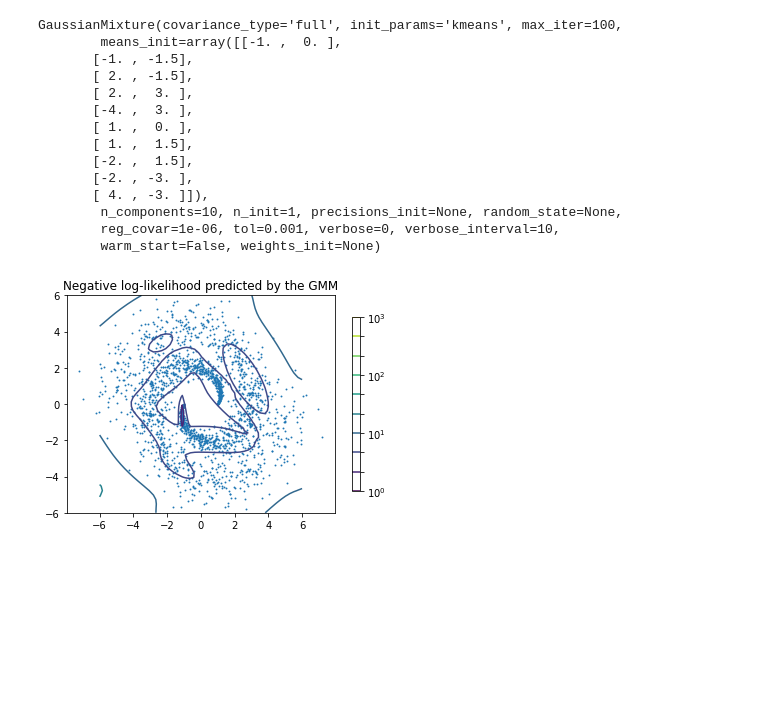
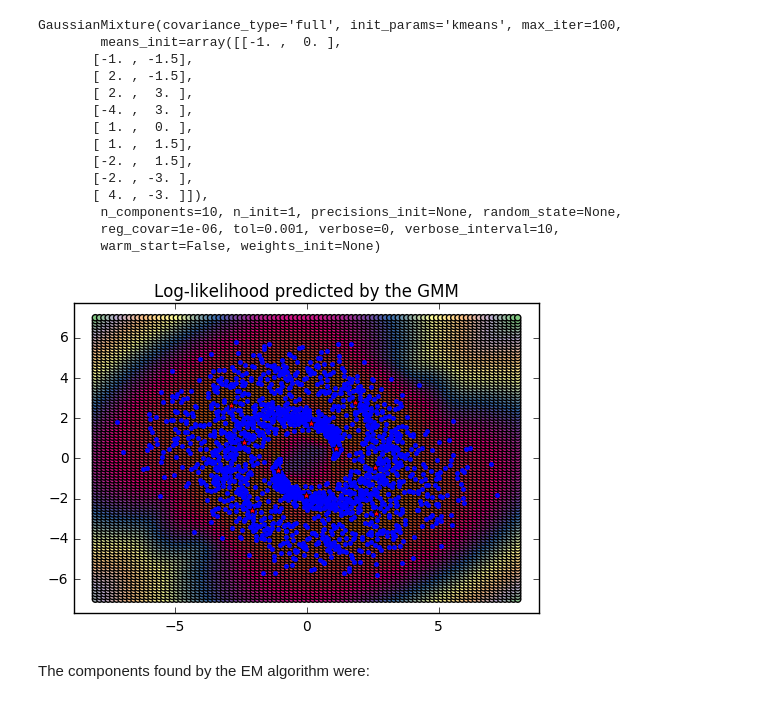
Before and after one commit to phgcarva/atai-notebooks-machine-learning, a Jupyter notebook: 04 - Gaussians, GMMs and Density Estimation/Exercise 02/Exercise 02.ipynb, the cells around one changed output. Saved outputs shown, nothing was run; the diff lists cells and outputs as text; code cells hidden in the pictures; blank space fills up the shorter version.

```diff
--- a/04 - Gaussians, GMMs and Density Estimation/Exercise 02/Exercise 02.ipynb
+++ b/04 - Gaussians, GMMs and Density Estimation/Exercise 02/Exercise 02.ipynb
@@ -44,37 +59,37 @@ plt.plot([x[0] for x in points], [x[1] for x in points], 'r.')
 # %%
 gmm = GaussianMixture(n_components=len(points), means_init=points)
+gmm.fit(arr)
+# %% [output]
+GaussianMixture(covariance_type='full', init_params='kmeans', max_iter=100,
+        means_init=array([[-1. ,  0. ],
+       [-1. , -1.5],
+       [ 2. , -1.5],
+       [ 2. ,  3. ],
+       [-4. ,  3. ],
+       [ 1. ,  0. ],
+       [ 1. ,  1.5],
+       [-2. ,  1.5],
+       [-2. , -3. ],
+       [ 4. , -3. ]]),
+        n_components=10, n_init=1, precisions_init=None, random_state=None,
+        reg_covar=1e-06, tol=0.001, verbose=0, verbose_interval=10,
+        warm_start=False, weights_init=None)
-# %%
-gmm.fit(arr)
-# %% [output]
-GaussianMixture(covariance_type='full', init_params='kmeans', max_iter=100,
-        means_init=array([[-1. ,  0. ],
-       [-1. , -1.5],
-       [ 2. , -1.5],
-       [ 2. ,  3. ],
-       [-4. ,  3. ],
-       [ 1. ,  0. ],
-       [ 1. ,  1.5],
-       [-2. ,  1.5],
-       [-2. , -3. ],
-       [ 4. , -3. ]]),
-        n_components=10, n_init=1, precisions_init=None, random_state=None,
-        reg_covar=1e-06, tol=0.001, verbose=0, verbose_interval=10,
-        warm_start=False, weights_init=None)
 # %%
-x = np.linspace(-6., 6.)
-y = np.linspace(-6., 6.)
+x = np.linspace(-8., 8., 100)
+y = np.linspace(-7., 7., 100)
 X, Y = np.meshgrid(x, y)
 XX = np.array([X.ravel(), Y.ravel()]).T
-Z = -gmm.score_samples(XX)
+Z = gmm.score_samples(XX)
 Z = Z.reshape(X.shape)
 
-CS = plt.contour(X, Y, Z, norm=LogNorm(vmin=1.0, vmax=1000.0),
-                 levels=np.logspace(0, 3, 10))
-CB = plt.colorbar(CS, shrink=0.8, extend='both')
-plt.scatter(arr[:, 0], arr[:, 1], .8)
+plt.scatter(X, Y, c=Z, cmap=mpl.cm.Accent)
+plt.plot(arr[:, 0], arr[:, 1], 'b.')
+plt.plot([x[0] for x in gmm.means_], [x[1] for x in gmm.means_], 'r*')
 
-plt.title('Negative log-likelihood predicted by the GMM')
+plt.title('Log-likelihood predicted by the GMM')
 plt.axis('tight')
 plt.show()
 # %% [output]
-[figure, old version]
+[figure, new version]
+# %% [markdown]
+The components found by the EM algorithm were:
```
Also changed, not shown: parts of 7 cells of this notebook, 1 other file.
